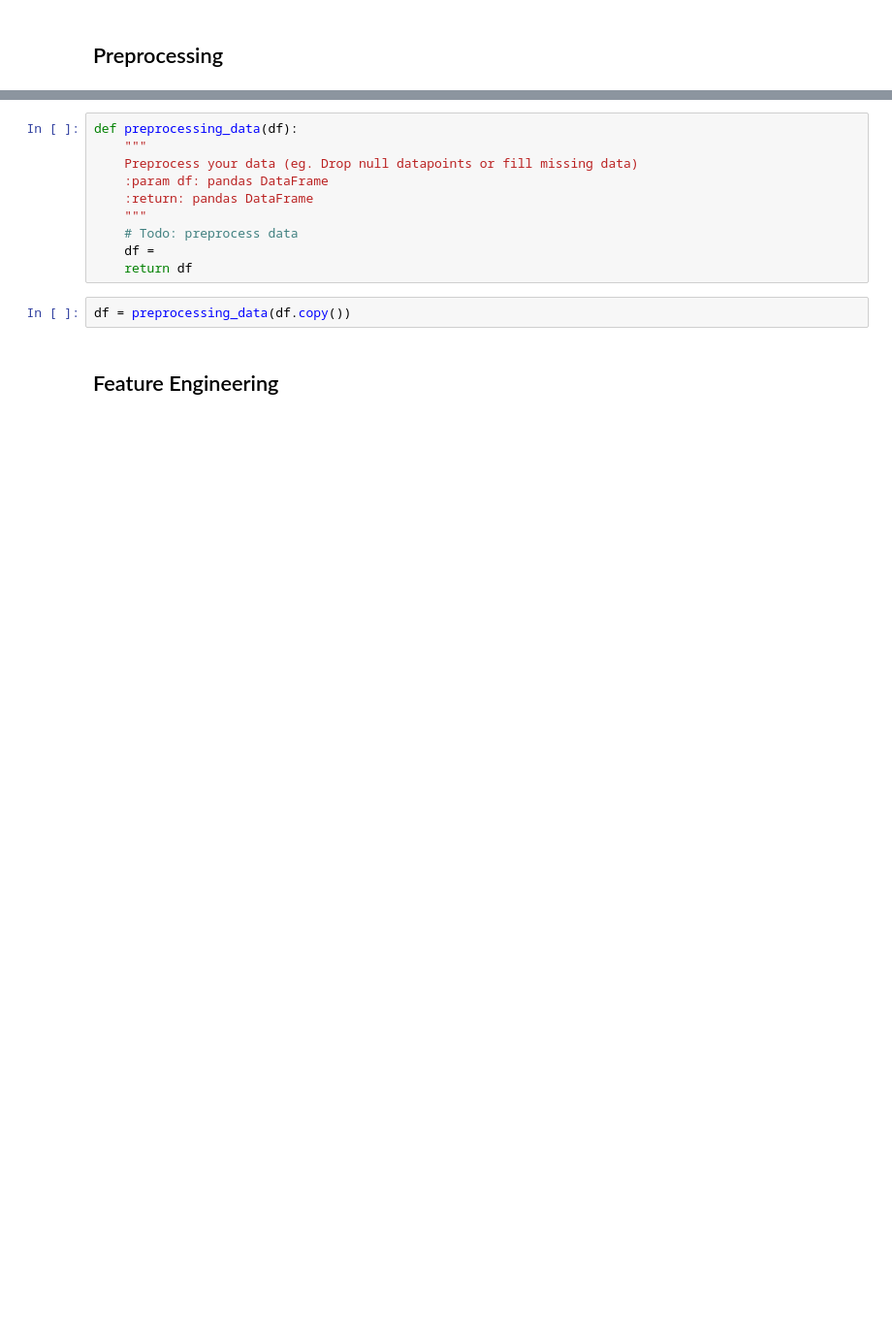
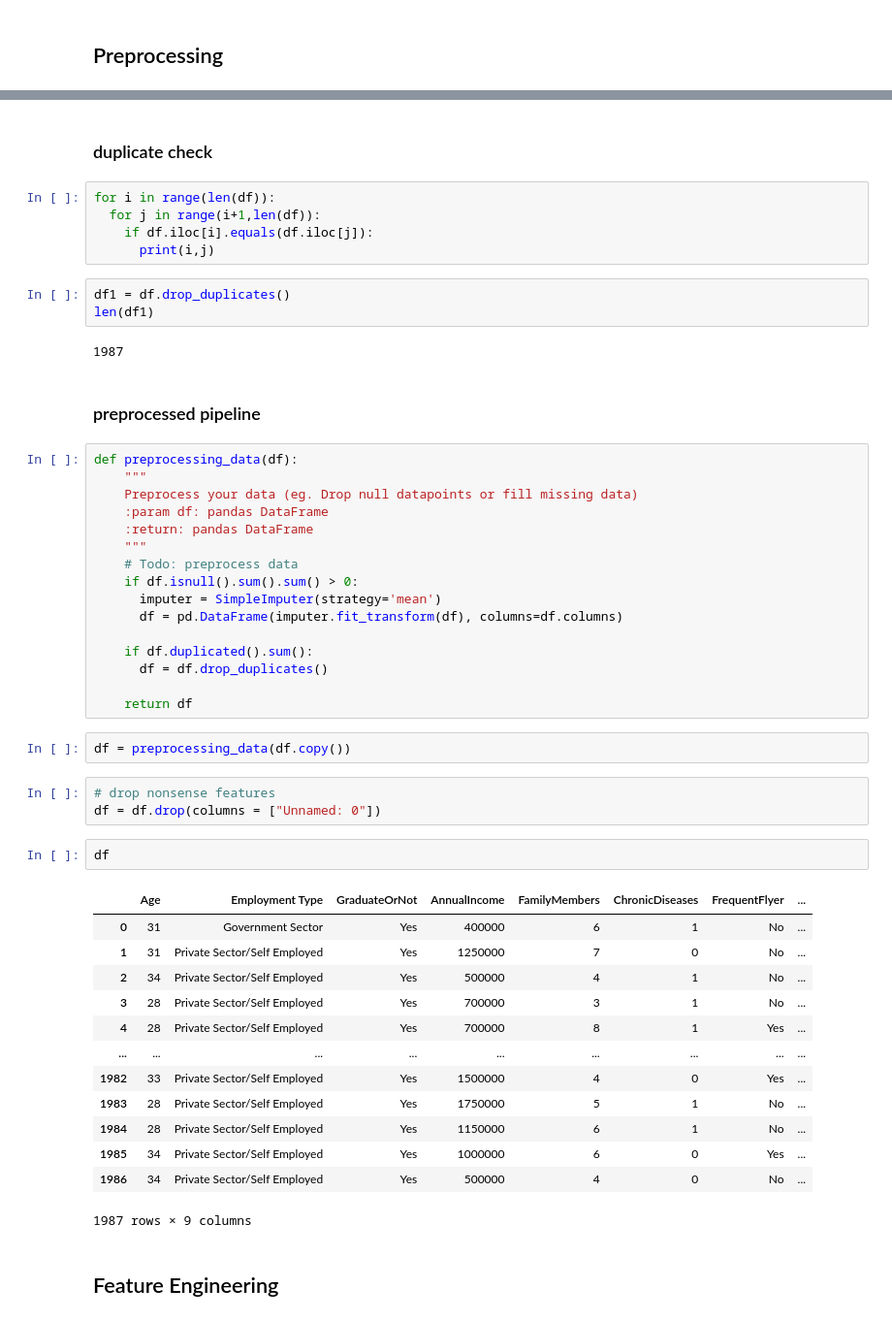
Before and after one commit to Likelipop/Introduction-to-ML, a Jupyter notebook: Homework_Form.ipynb, the cells around one changed output, grey strips where cells are left out. Shown at 97% size. Drawn from its saved outputs; the diff is of its cells as text; blank space fills up the shorter version.

```diff
--- a/Homework_Form.ipynb
+++ b/Homework_Form.ipynb
@@ -104,3 +135,17 @@ Text(0.5, 1.0, 'Annual Income distribution ')
+# %% [markdown]
+<h3>duplicate check </h3>
+# %%
+for i in range(len(df)):
+  for j in range(i+1,len(df)):
+    if df.iloc[i].equals(df.iloc[j]):
+      print(i,j)
+# %%
+df1 = df.drop_duplicates()
+len(df1)
+# %% [output]
+1987
+# %% [markdown]
+<h3> preprocessed pipeline</h3>
 # %%
 def preprocessing_data(df):
     """
@@ -109,9 +154,34 @@ def preprocessing_data(df):
     :return: pandas DataFrame
     """
     # Todo: preprocess data
-    df =
+    if df.isnull().sum().sum() > 0:
+      imputer = SimpleImputer(strategy='mean')
+      df = pd.DataFrame(imputer.fit_transform(df), columns=df.columns)
+
+    if df.duplicated().sum():
+      df = df.drop_duplicates()
+
     return df
 # %%
 df = preprocessing_data(df.copy())
+# %%
+# drop nonsense features
+df = df.drop(columns = ["Unnamed: 0"])
+# %%
+df
+# %% [output]
+|  | Age | Employment Type | GraduateOrNot | AnnualIncome | FamilyMembers | ChronicDiseases | FrequentFlyer | ... |
+| 0 | 31 | Government Sector | Yes | 400000 | 6 | 1 | No | ... |
+| 1 | 31 | Private Sector/Self Employed | Yes | 1250000 | 7 | 0 | No | ... |
+| 2 | 34 | Private Sector/Self Employed | Yes | 500000 | 4 | 1 | No | ... |
+| 3 | 28 | Private Sector/Self Employed | Yes | 700000 | 3 | 1 | No | ... |
+| 4 | 28 | Private Sector/Self Employed | Yes | 700000 | 8 | 1 | Yes | ... |
+| ... | ... | ... | ... | ... | ... | ... | ... | ... |
+| 1982 | 33 | Private Sector/Self Employed | Yes | 1500000 | 4 | 0 | Yes | ... |
+| 1983 | 28 | Private Sector/Self Employed | Yes | 1750000 | 5 | 1 | No | ... |
+| 1984 | 28 | Private Sector/Self Employed | Yes | 1150000 | 6 | 1 | No | ... |
+| 1985 | 34 | Private Sector/Self Employed | Yes | 1000000 | 6 | 0 | Yes | ... |
+| 1986 | 34 | Private Sector/Self Employed | Yes | 500000 | 4 | 0 | No | ... |
+1987 rows × 9 columns
 # %% [markdown]
 ## Feature Engineering
```
Also changed, not shown: parts of 16 cells of this notebook.
